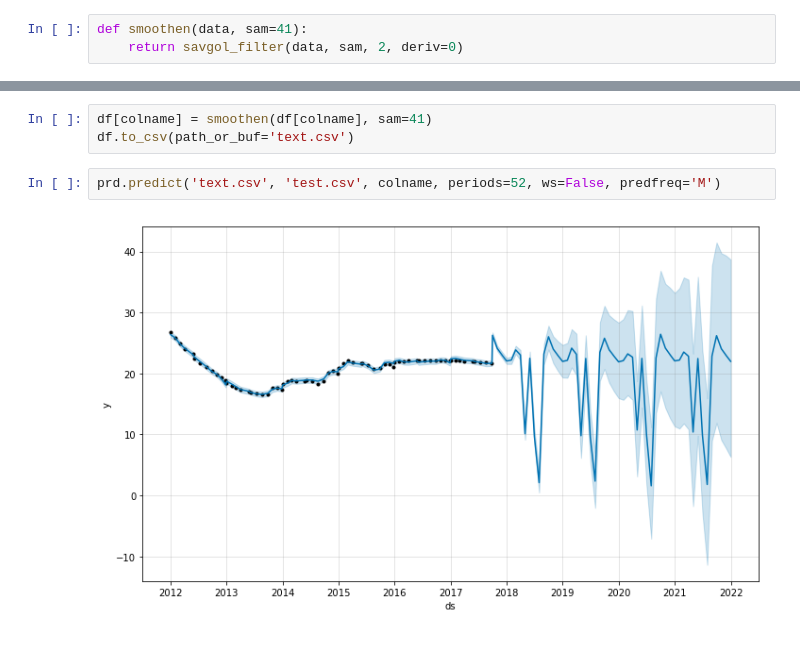
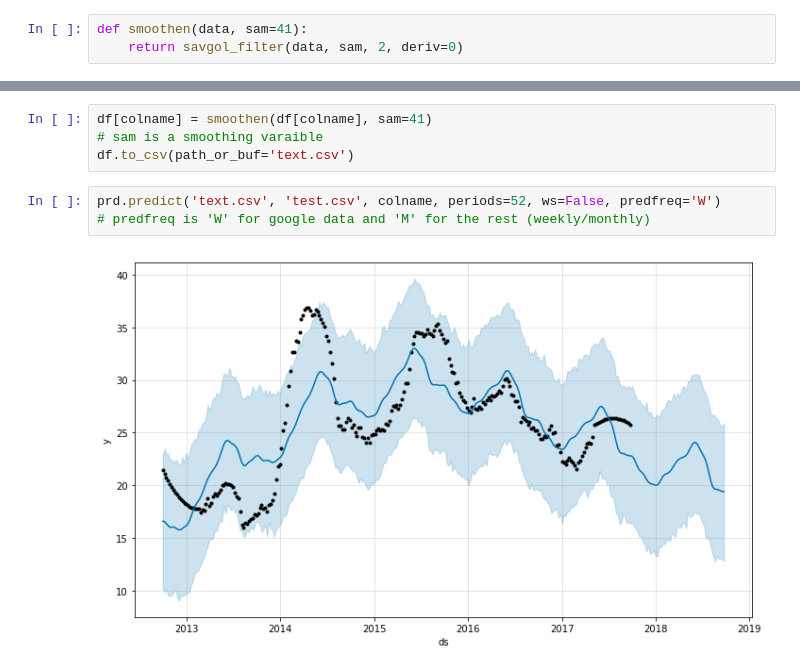
Before and after one commit to fetis/brlohack, a Jupyter notebook: google.ipynb, the cells around one changed output, grey strips where cells are left out. Drawn from its saved outputs; the diff is of its cells as text.

```diff
--- a/google.ipynb
+++ b/google.ipynb
@@ -45,7 +48,9 @@ plt.plot(df[colname])
 # %%
 df[colname] = smoothen(df[colname], sam=41)
+# sam is a smoothing varaible
 df.to_csv(path_or_buf='text.csv')
 # %%
-prd.predict('text.csv', 'test.csv', colname, periods=52, ws=False, predfreq='M')
+prd.predict('text.csv', 'test.csv', colname, periods=52, ws=False, predfreq='W')
+# predfreq is 'W' for google data and 'M' for the rest (weekly/monthly)
 # %% [output]
-[figure, old version]
+[figure, new version]
```
Also changed, not shown: parts of 10 cells of this notebook.
